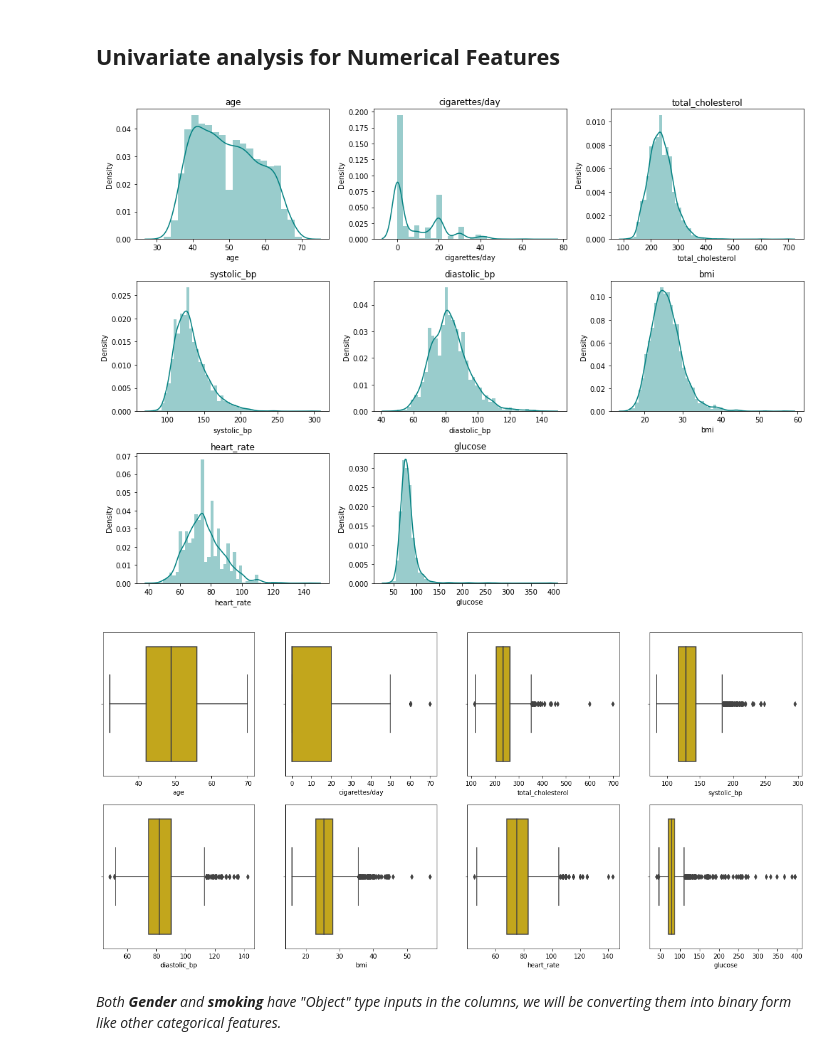
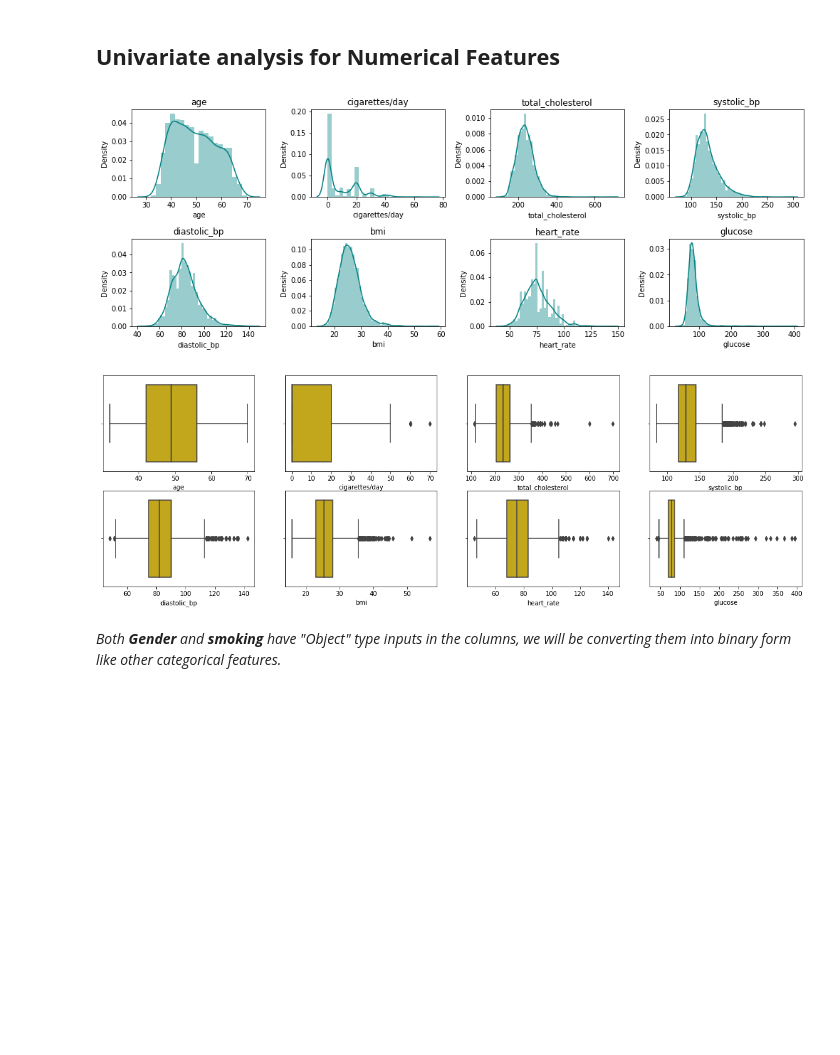
Before and after one commit to parulsharma098/Cardiovascular-Risk-Prediction, a Jupyter notebook: CARDIOVASCULAR_RISK_PREDICTION_CAPSTONE_III(Classification).ipynb, the cells around one changed output. Drawn from its saved outputs; the diff is of its cells as text; code cells hidden in the pictures; blank space fills up the shorter version.

```diff
--- a/CARDIOVASCULAR_RISK_PREDICTION_CAPSTONE_III(Classification).ipynb
+++ b/CARDIOVASCULAR_RISK_PREDICTION_CAPSTONE_III(Classification).ipynb
@@ -717,20 +808,20 @@ Name: 10yearCHD, Length: 3023, dtype: int64
 # %%
 # Making distribution plot for Numerical features for checking the skewness.
 
 n=1
-plt.figure(figsize=(14,40))
+plt.figure(figsize=(14,30))
 for i in num_features:
-  plt.subplot(12,3,n)
+  plt.subplot(12,4,n)
   n= n+1
   sns.distplot(df[i],color='teal')
   plt.title(i)
   plt.tight_layout()
 # %% [output]
-[figure, old version]
+[figure, new version]
 # %%
 # plotting boxplot for each numerical feature to check for the outliers.
 
-plt.figure(figsize=(20,60), facecolor='white')
+plt.figure(figsize=(20,40), facecolor='white')
 plotnumber = 1
 for numerical_feature in num_features:
     ax = plt.subplot(12,4,plotnumber)
@@ -739,7 +830,7 @@ for numerical_feature in num_features:
     plotnumber += 1
 plt.show()
 # %% [output]
-[figure, old version]
+[figure, new version]
 # %% [markdown]
 *Both **Gender** and **smoking** have "Object" type inputs in the columns, we will be converting them into binary form like other categorical features.*
 # %%
```
Also changed, not shown: parts of 146 cells of this notebook.
